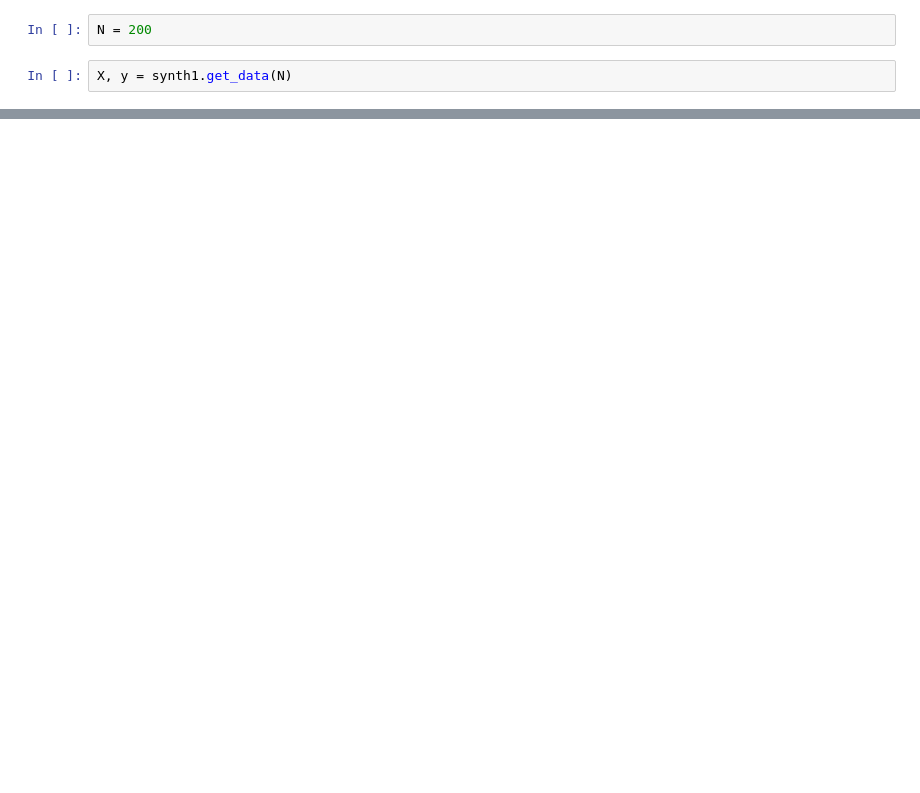
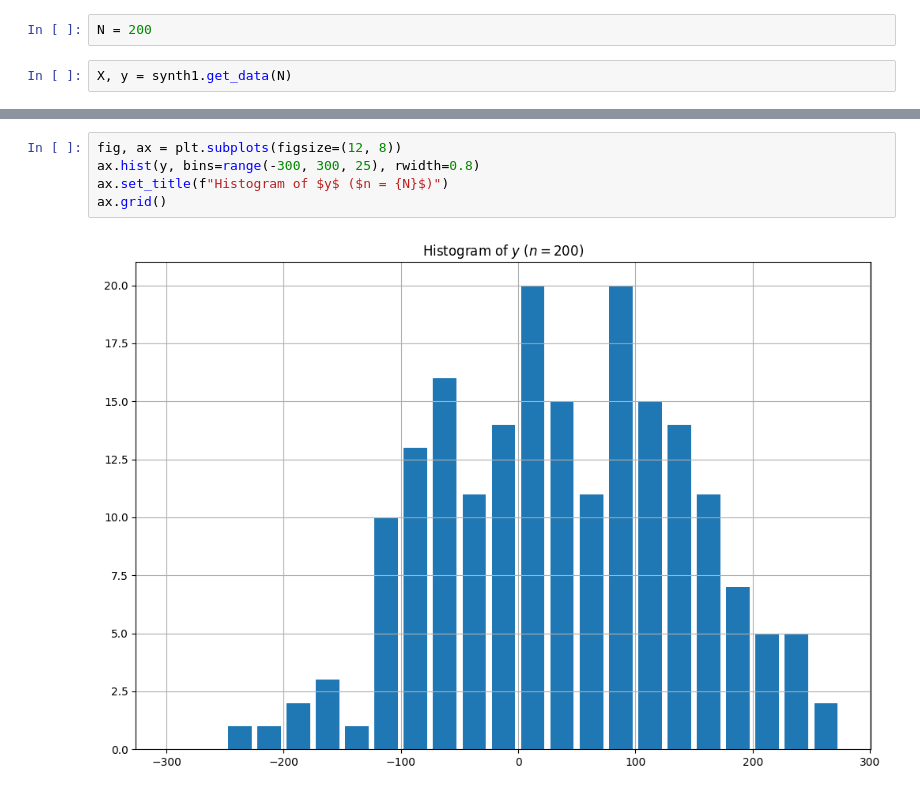
Before and after one commit to vengroff/impactchartdemo, a Jupyter notebook: Synthetic Data.ipynb, the cells around one changed output, grey strips where cells are left out. Saved outputs shown, nothing was run; the diff lists cells and outputs as text; blank space fills up the shorter version.

```diff
--- a/Synthetic Data.ipynb
+++ b/Synthetic Data.ipynb
@@ -45,0 +72,7 @@ Length: 200, dtype: float64
+# %%
+fig, ax = plt.subplots(figsize=(12, 8))
+ax.hist(y, bins=range(-300, 300, 25), rwidth=0.8)
+ax.set_title(f"Histogram of $y$ ($n = {N}$)")
+ax.grid()
+# %% [output]
+[figure, added]
```
Also changed, not shown: parts of 29 cells of this notebook, 1 other file.
